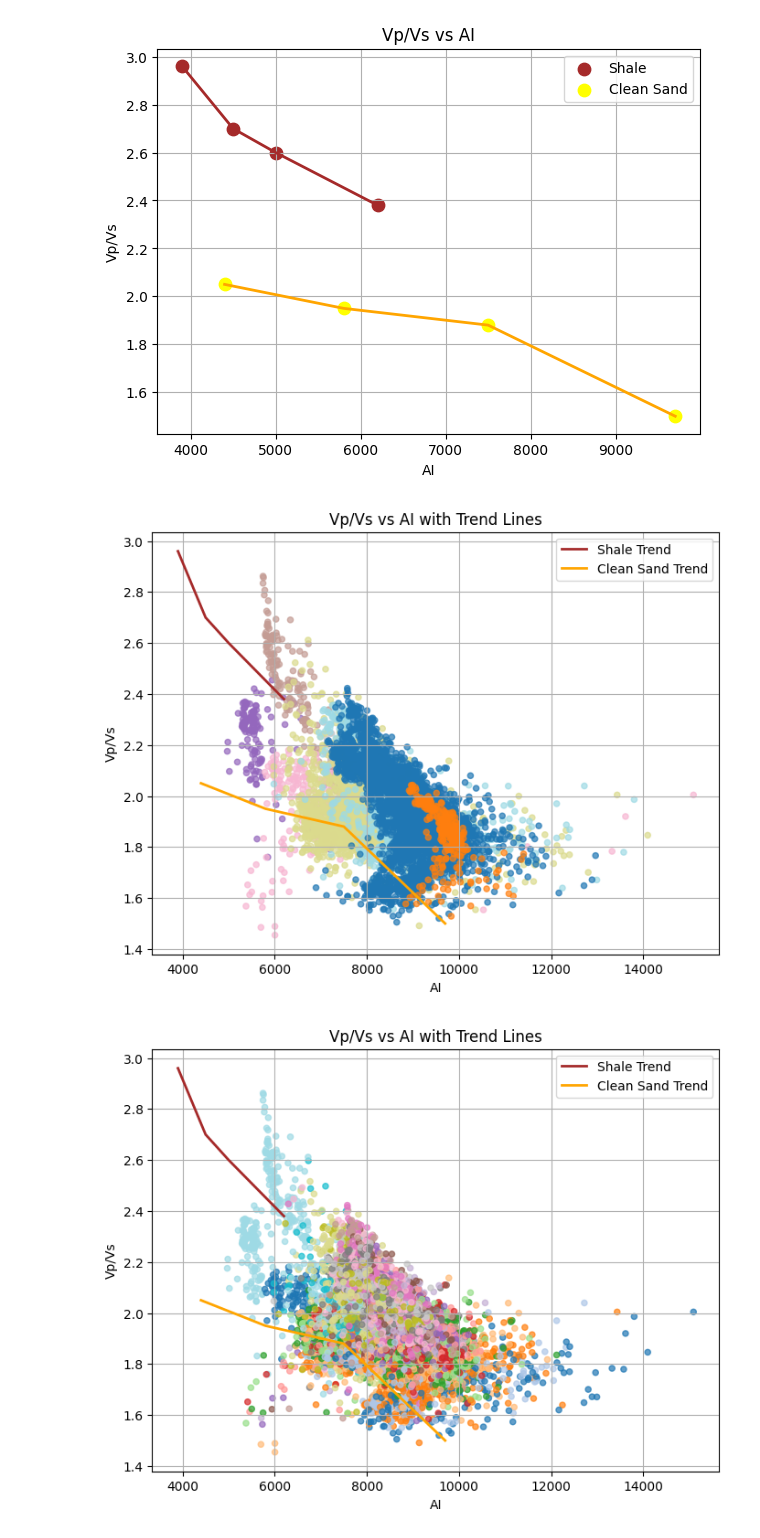
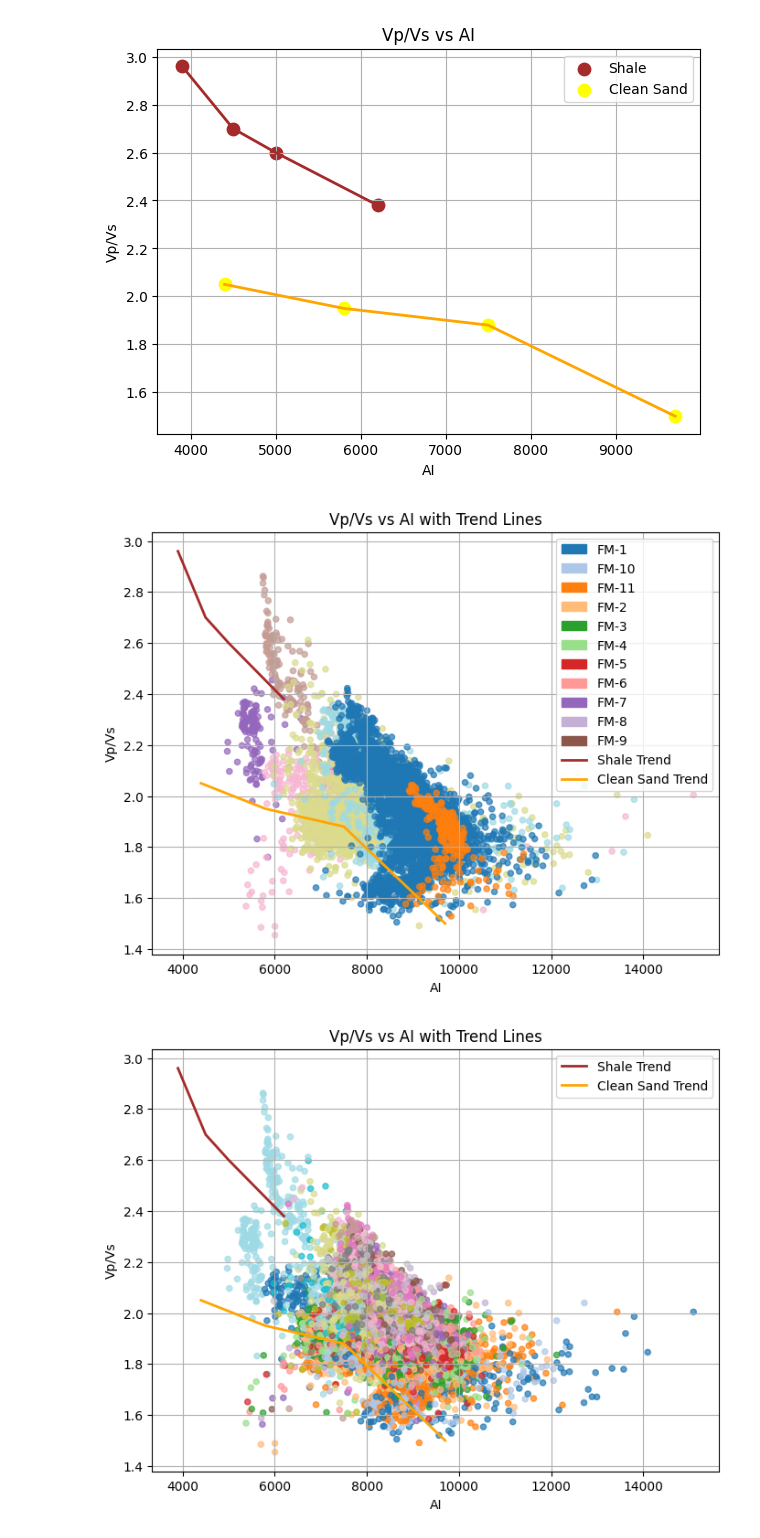
Before and after one commit to erikooooo/well_data_preprocessing, a Jupyter notebook: Excerise_1/Code/Rock_physics.ipynb, the cells around one changed output. Saved outputs shown, nothing was run; the diff lists cells and outputs as text; code cells hidden in the pictures.

```diff
--- a/Excerise_1/Code/Rock_physics.ipynb
+++ b/Excerise_1/Code/Rock_physics.ipynb
@@ -216,32 +216,41 @@ plt.show()
 # %%
 shale = [(3900, 2.96), (4500, 2.7), (5000, 2.6), (6200, 2.38)]
 clean_sand = [(4400, 2.05), (5800, 1.95), (7500, 1.88), (9700, 1.5)]
 
 shale_x, shale_y = zip(*shale)
 sand_x, sand_y = zip(*clean_sand)
 
 # Scatter from your dataframe
 # Assuming df_clean has columns: 'AI', 'Vp/Vs', 'Formation'
 df_clean['Formation_code'] = pd.Categorical(df_clean['Formation']).codes
 
 plt.figure(figsize=(8,6))
 
 # Scatter of actual data (colored by formation)
 plt.scatter(df_clean['AI'], df_clean['Vp/Vs'],
             c=df_clean['Formation_code'], cmap='tab20', s=20, alpha=0.7)
 
 # Plot trend lines (shale and sand)
 plt.plot(shale_x, shale_y, color='brown', linestyle='-', linewidth=2, label='Shale Trend')
 plt.plot(sand_x, sand_y, color='orange', linestyle='-', linewidth=2, label='Clean Sand Trend')
 
 plt.xlabel('AI')
 plt.ylabel('Vp/Vs')
 plt.title('Vp/Vs vs AI with Trend Lines')
-plt.legend()
+
+# Create legend for formations and trends
+import matplotlib.patches as mpatches
+formations = pd.Categorical(df_clean['Formation']).categories
+patches = [mpatches.Patch(color=plt.cm.tab20(i), label=str(formation)) for i, formation in enumerate(formations)]
+# Add trend lines
+patches.extend([plt.Line2D([0], [0], color='brown', lw=2, label='Shale Trend'),
+                plt.Line2D([0], [0], color='orange', lw=2, label='Clean Sand Trend')])
+plt.legend(handles=patches)
+
 plt.grid(True)
 plt.show()
 # %% [output]
-[figure, old version]
+[figure, new version]
 # %%
 shale = [(3900, 2.96), (4500, 2.7), (5000, 2.6), (6200, 2.38)]
 clean_sand = [(4400, 2.05), (5800, 1.95), (7500, 1.88), (9700, 1.5)]
```
